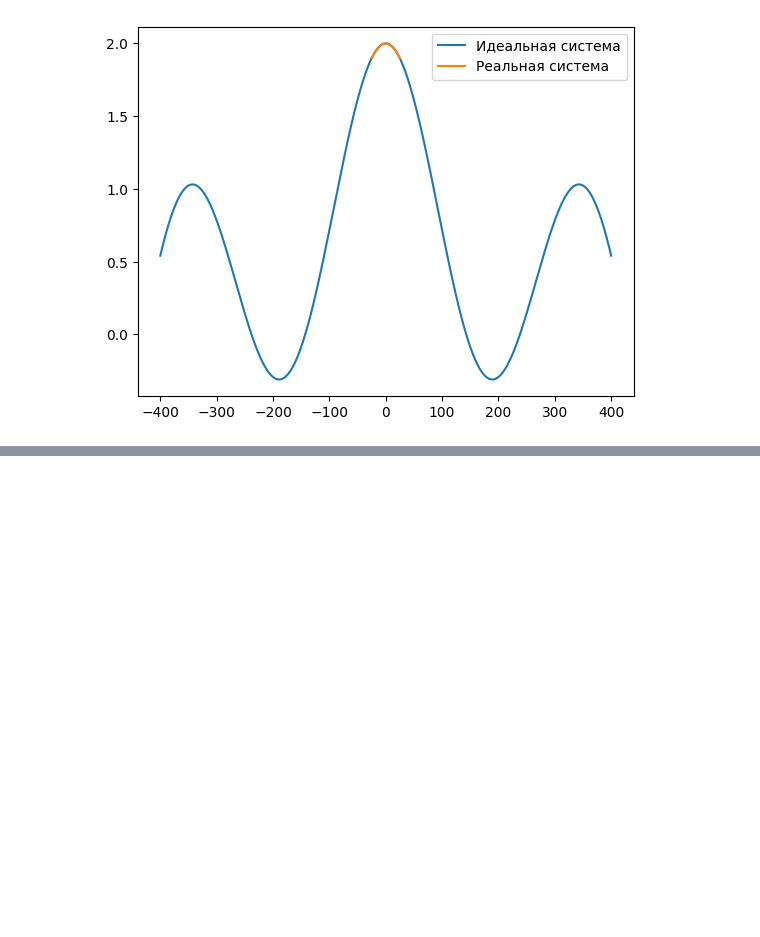
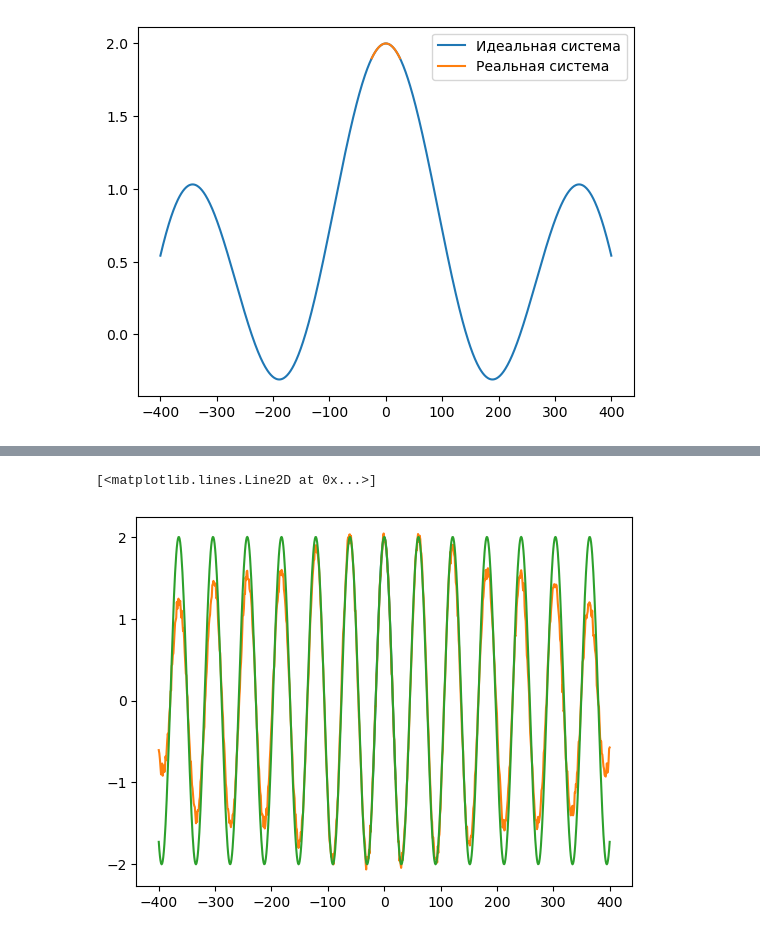
Before and after one commit to qwerty29544/superresolution_nn, a Jupyter notebook: ipynb/superresolution.ipynb, the cells around one changed output, grey strips where cells are left out. Drawn from its saved outputs; the diff is of its cells as text; code cells hidden in the pictures; blank space fills up the shorter version.

```diff
--- a/ipynb/superresolution.ipynb
+++ b/ipynb/superresolution.ipynb
@@ -78,0 +165,23 @@ plt.legend()
+# %%
+device = torch.device("cuda:0") if torch.cuda.is_available() else torch.device("cpu")
+
+model_superresolution = RegressionNet(input_size = X.shape[1], hidden_size = 500,
+                                      output_size = Y.shape[1], dropout_prob = 0.00)
+rate = 1e-4
+batch_size = 100
+num_epochs = 200
+
+criterion = nn.MSELoss()
+optimizer = torch.optim.Adam(model_superresolution.parameters(), lr = rate)
+
+optimizer.zero_grad()
+
+X_tensor = torch.tensor(np.real(X), dtype = torch.float, device=device)
+Y_tensor = torch.tensor(np.real(Y), dtype = torch.float, device=device)
+X_val_tensor = torch.tensor(np.real(X_val), dtype = torch.float, device=device)
+Y_val_tensor = torch.tensor(np.real(Y_val), dtype = torch.float, device=device)
+
+
+model_superresolution.load_state_dict(torch.load("model_params"))
+
+model_superresolution.to(device)
@@ -78,0 +246,7 @@ plt.legend()
+# %%
+plt.plot(np.arange(-20, 21), X_val_tensor[18, :].detach())
+plt.plot(np.arange(-400, 401), model_superresolution(X_val_tensor[18, :]).detach())
+plt.plot(np.arange(-400, 401), Y_val_tensor[18, :].detach())
+# %% [output]
+[<matplotlib.lines.Line2D at 0x...>]
+[figure, added]
```
Also changed, not shown: parts of 10 cells of this notebook, 2 other files.
